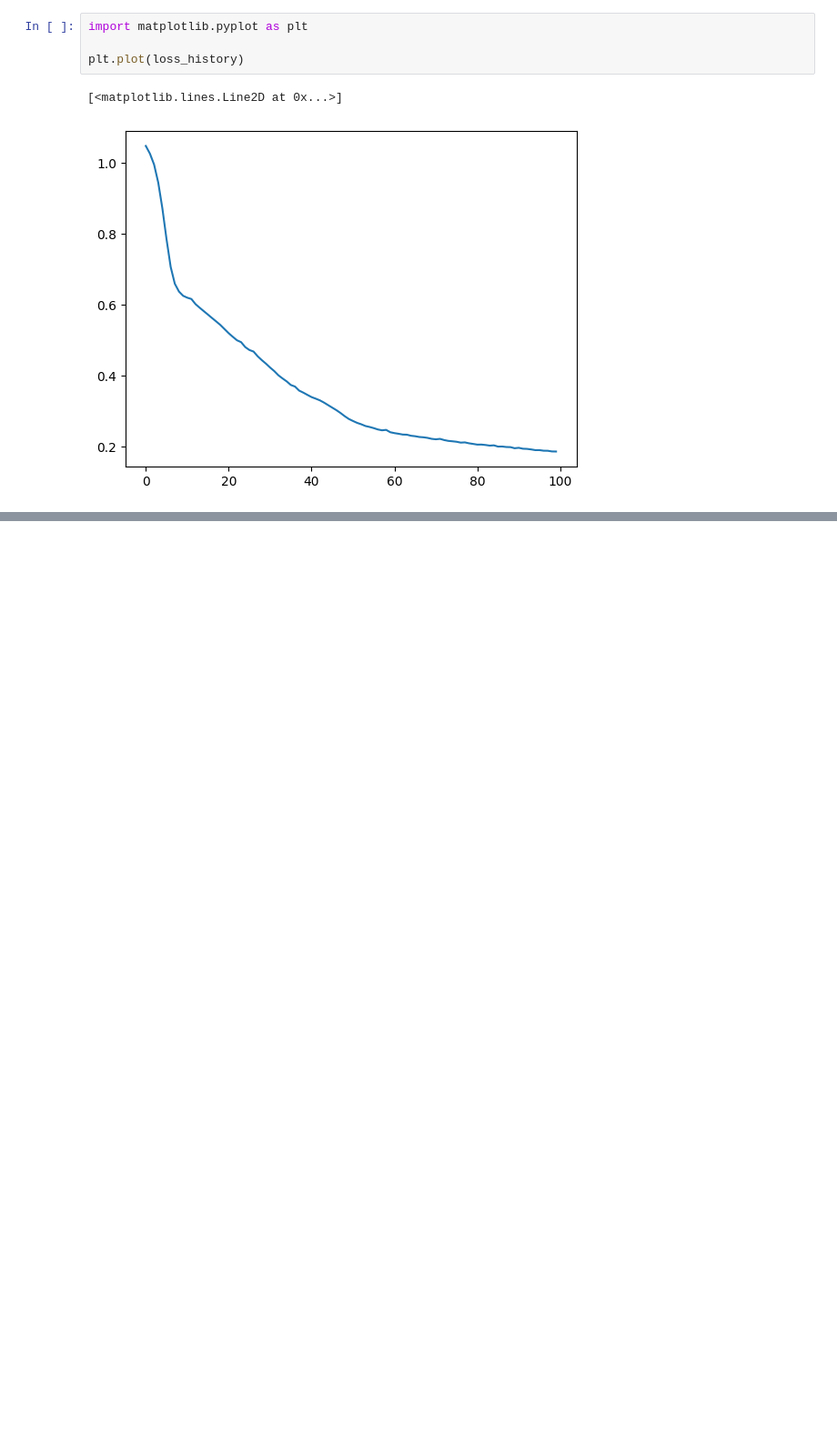
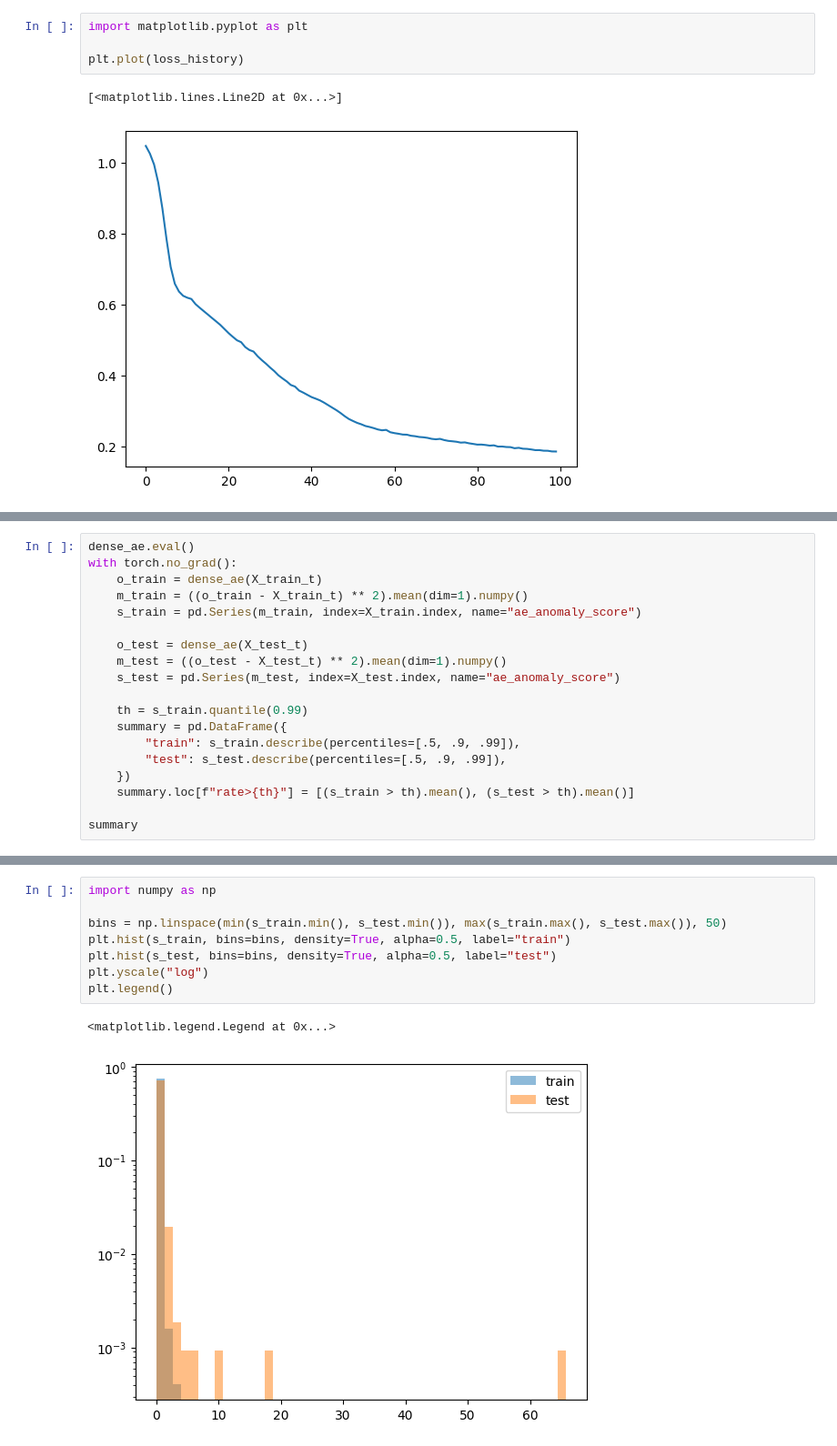
Before and after one commit to mai-Den06/ServerAnomalyDetection, a Jupyter notebook: notebooks/04_dl_methods.ipynb, the cells around one changed output, grey strips where cells are left out. Shown at 91% size. Drawn from its saved outputs; the diff is of its cells as text; blank space fills up the shorter version.

```diff
--- a/notebooks/04_dl_methods.ipynb
+++ b/notebooks/04_dl_methods.ipynb
@@ -125,0 +231,19 @@ plt.plot(loss_history)
+# %%
+dense_ae.eval()
+with torch.no_grad():
+    o_train = dense_ae(X_train_t)
+    m_train = ((o_train - X_train_t) ** 2).mean(dim=1).numpy()
+    s_train = pd.Series(m_train, index=X_train.index, name="ae_anomaly_score")
+
+    o_test = dense_ae(X_test_t)
+    m_test = ((o_test - X_test_t) ** 2).mean(dim=1).numpy()
+    s_test = pd.Series(m_test, index=X_test.index, name="ae_anomaly_score")
+
+    th = s_train.quantile(0.99)
+    summary = pd.DataFrame({
+        "train": s_train.describe(percentiles=[.5, .9, .99]),
+        "test": s_test.describe(percentiles=[.5, .9, .99]),
+    })
+    summary.loc[f"rate>{th}"] = [(s_train > th).mean(), (s_test > th).mean()]
+
+summary
@@ -125,0 +261,11 @@ plt.plot(loss_history)
+# %%
+import numpy as np
+
+bins = np.linspace(min(s_train.min(), s_test.min()), max(s_train.max(), s_test.max()), 50)
+plt.hist(s_train, bins=bins, density=True, alpha=0.5, label="train")
+plt.hist(s_test, bins=bins, density=True, alpha=0.5, label="test")
+plt.yscale("log")
+plt.legend()
+# %% [output]
+<matplotlib.legend.Legend at 0x...>
+[figure, added]
```
Also changed, not shown: parts of 9 cells of this notebook.
